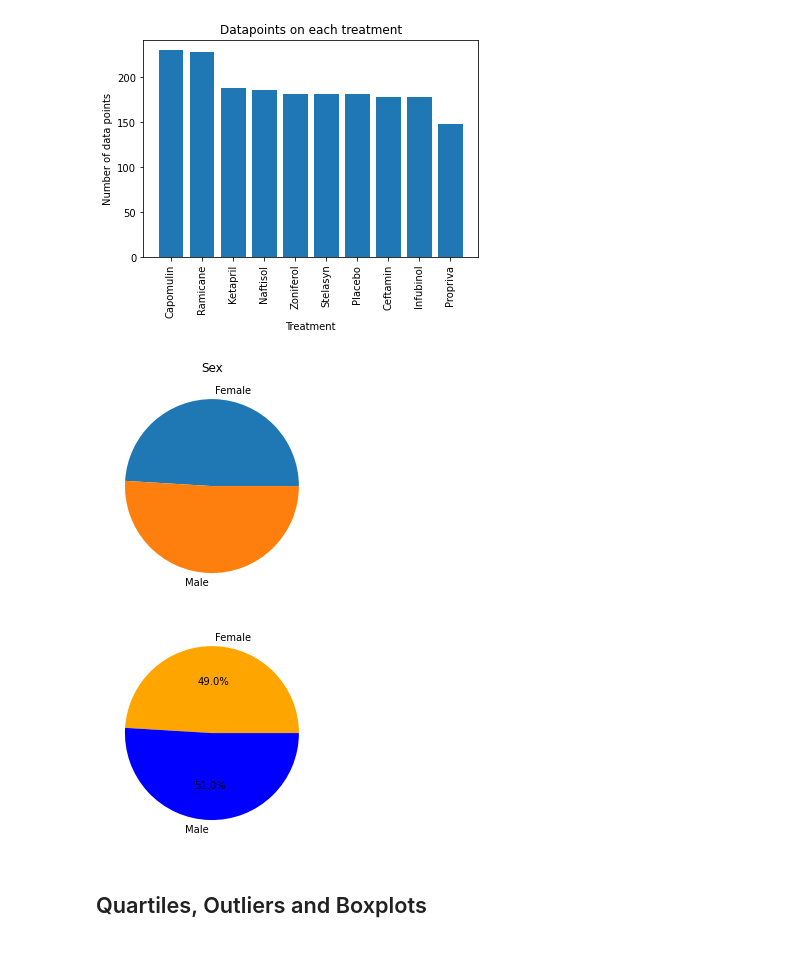
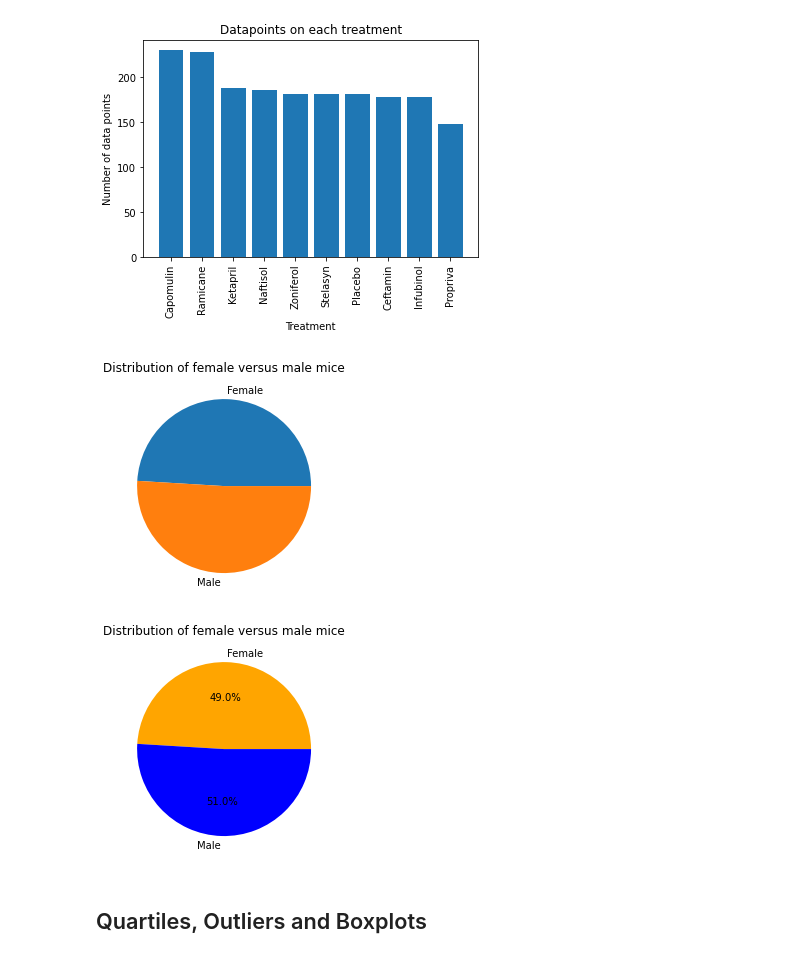
Before and after one commit to robinkhan1984/Matplotlib-challenge, a Jupyter notebook: pymaceuticals_starter.ipynb, the cells around one changed output. Saved outputs shown, nothing was run; the diff lists cells and outputs as text; code cells hidden in the pictures.

```diff
--- a/pymaceuticals_starter.ipynb
+++ b/pymaceuticals_starter.ipynb
@@ -192,18 +201,18 @@ plt.show()
 # %%
 
 
 # Generate a pie plot showing the distribution of female versus male mice using pandas
 
 gender_group = clean_mouse_data.groupby('Sex').count()['Mouse ID']
 
 gender_list = gender_group.keys()
 
 pan_gen_pie = gender_group.plot(kind="pie", y=gender_list, title=("Sex"))
 pan_gen_pie.set_ylabel("")
-
+plt.title('Distribution of female versus male mice')
 plt.show()
 # %% [output]
-[figure, old version]
+[figure, new version]
 # %%
 # Generate a pie plot showing the distribution of female versus male mice using pyplot
 
@@ -212,9 +221,10 @@ colors = ["orange","blue"]
 gender = ["Female", "Male"]
 
 plt.pie(gender_group, labels = gender, colors = colors,autopct="%1.1f%%" )
+plt.title('Distribution of female versus male mice')
 plt.show()
 # %% [output]
-[figure, old version]
+[figure, new version]
 # %% [markdown]
 ## Quartiles, Outliers and Boxplots
 # %%
```
Also changed, not shown: parts of 4 cells of this notebook, 9 other files.
